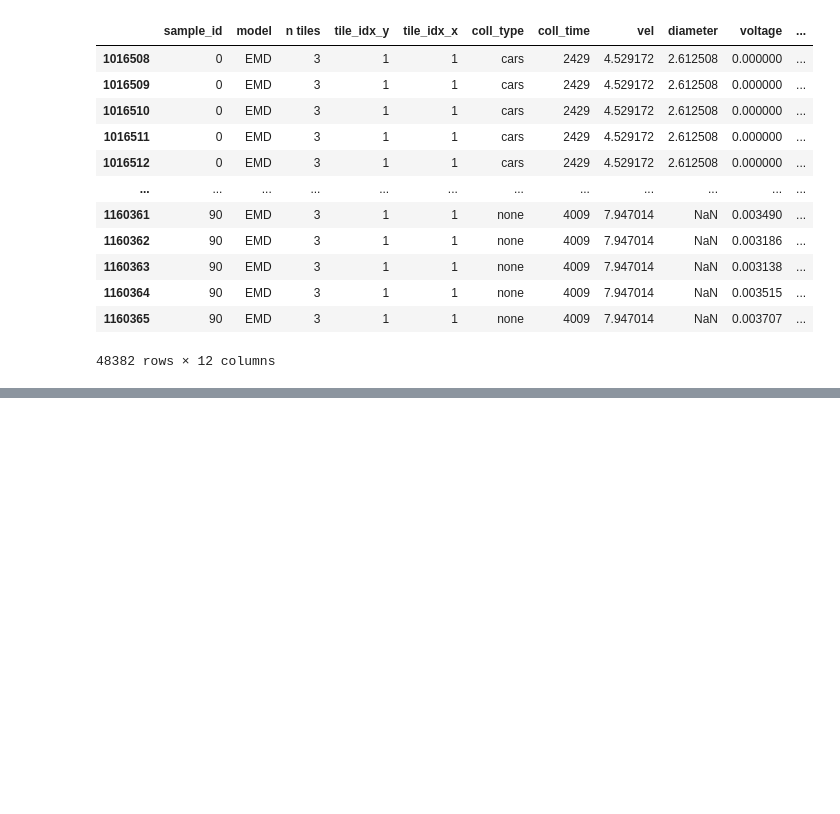
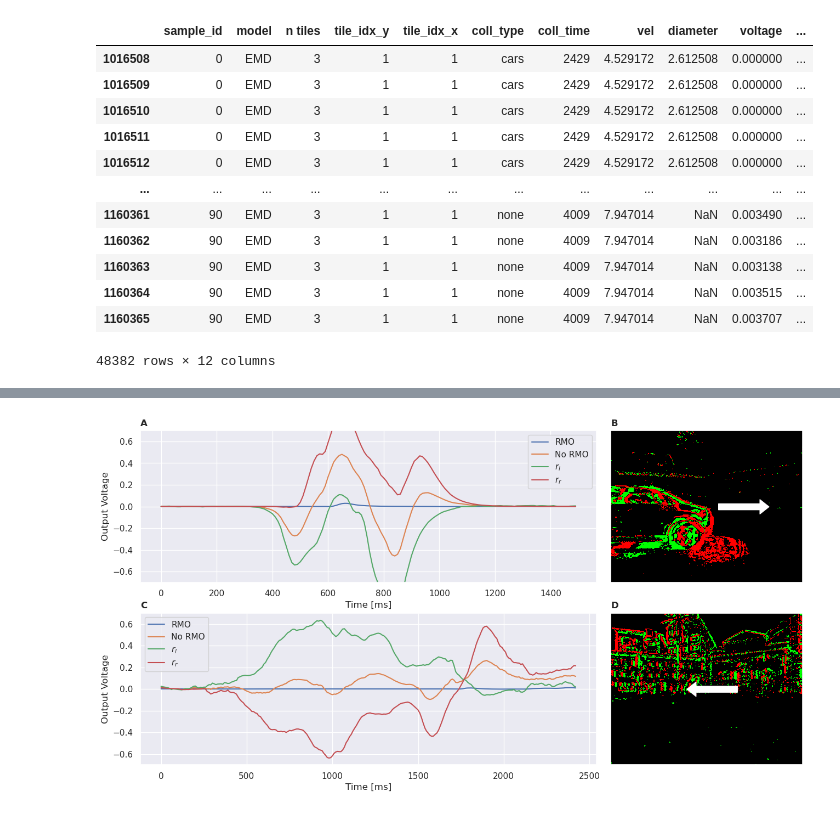
Before and after one commit to FabianSchubert/Bio-Inspired-Event-Based-Looming-Object-Detection-for-Automotive-Collision-Avoidance, a Jupyter notebook: experiments/carla_sim/random_spawn/gen_results.ipynb, the cells around one changed output, grey strips where cells are left out. Drawn from its saved outputs; the diff is of its cells as text; code cells hidden in the pictures; blank space fills up the shorter version.

```diff
--- a/experiments/carla_sim/random_spawn/gen_results.ipynb
+++ b/experiments/carla_sim/random_spawn/gen_results.ipynb
@@ -11,6 +11,7 @@ from sklearn.metrics import roc_curve, roc_auc_score, average_precision_score, p
 # %%
 sim_metadata_fold = "../../../data/carla_sim/random_spawn/"
 sim_responses_fold = "../../../data/experiments/carla_sim/random_spawn/"
+sim_manual_rec_fold = "../../../data/experiments/carla_sim/manual_recorded_scenes/"
 
 samples = os.listdir(sim_metadata_fold)
 # %%
@@ -615,0 +1771,14 @@ plt.show()
+# %%
+def gen_evt_hist(evts: np.ndarray, t: float, dt: float, w: int, h: int) -> np.ndarray:
+    evts_filt = evts[(evts["t"] >= t) & (evts["t"] < (t + dt))]
+
+    hist = np.histogram2d(
+        evts_filt["x"],
+        evts_filt["y"],
+        bins=[np.arange(w + 1), np.arange(h + 1)],
+        weights=evts_filt["p"].astype("i1") * 2 - 1,
+    )
+
+    img = np.minimum(1.0, np.maximum(-1.0, hist[0].T))
+
+    return img
@@ -615,0 +1813,80 @@ plt.show()
+# %%
+from matplotlib.colors import ListedColormap
+
+cmap_evts = ListedColormap([(1,0,0), "black", (0,1,0)])
+
+fig = plt.figure(figsize=(13, 7))
+
+
+w_l = 0.64
+w_r = 0.4
+m_l = 0.065
+m_r = 0.66
+m_b = 0.08
+m_t = 0.5 + m_b - 0.025
+h = 0.5 - m_b - 0.025
+
+ax = []
+ax.append(fig.add_axes([m_l, m_t, w_l, h]))
+ax.append(fig.add_axes([m_r, m_t, w_r, h]))
+ax.append(fig.add_axes([m_l, m_b, w_l, h]))
+ax.append(fig.add_axes([m_r, m_b, w_r, h]))
+
+
+#fig, ax = plt.subplots(1, 2, figsize=(13,5))
+
+ax[0].plot(t_ms_passing, V_passing, label="RMO")
+ax[0].plot(t_ms_passing, V_linear_passing, label="No RMO")
+ax[0].plot(t_ms_passing, r_left_passing, label="$r_l$")
+ax[0].plot(t_ms_passing, r_right_passing, label="$r_r$")
+
+ax[0].legend()
+
+ax[0].set_xlabel("Time [ms]")
+ax[0].set_ylabel("Output Voltage")
+
+ax[0].set_ylim(-0.7, 0.7)
+
+img = gen_evt_hist(events_passing[180000:190000], 0., 20., 304, 240)
+
+ax[1].imshow(img, cmap=cmap_evts, vmin=-1.0, vmax=1.0)
+ax[1].grid(False)
+
+ax[1].set_xticks([])
+ax[1].set_yticks([])
+
+ax[1].annotate(None,xy=(250,120),xytext=(170,120),arrowprops={"width": 8, "headwidth": 19, "color": "white"})
+
+ax[2].plot(t_ms_turn, V_turn, label="RMO")
+ax[2].plot(t_ms_turn, V_linear_turn, label="No RMO")
+ax[2].plot(t_ms_turn, r_left_turn, label="$r_l$")
+ax[2].plot(t_ms_turn, r_right_turn, label="$r_r$")
+
+ax[2].legend()
+
+ax[2].set_xlabel("Time [ms]")
+ax[2].set_ylabel("Output Voltage")
+
+ax[2].set_ylim(-0.7, 0.7)
+
+img = gen_evt_hist(events_turn[180000:190000], 0., 20., 304, 240)
+
+ax[3].imshow(img, cmap=cmap_evts, vmin=-1.0, vmax=1.0)
+ax[3].grid(False)
+
+ax[3].set_xticks([])
+ax[3].set_yticks([])
+
+ax[3].annotate(None,xy=(120,120),xytext=(200,120),arrowprops={"width": 8, "headwidth": 19, "color": "white"})
+
+#fig.tight_layout(pad=0.5)
+
+for i, c in enumerate("ABCD"):
+    ax[i].set_title(c, loc="left", fontweight="bold")
+
+fig.savefig("car_passing_turn.png", dpi=400)
+fig.savefig("car_passing_turn.pdf")
+
+plt.show()
+# %% [output]
+[figure, added]
```
Also changed, not shown: parts of 31 cells of this notebook, 19 other files.
